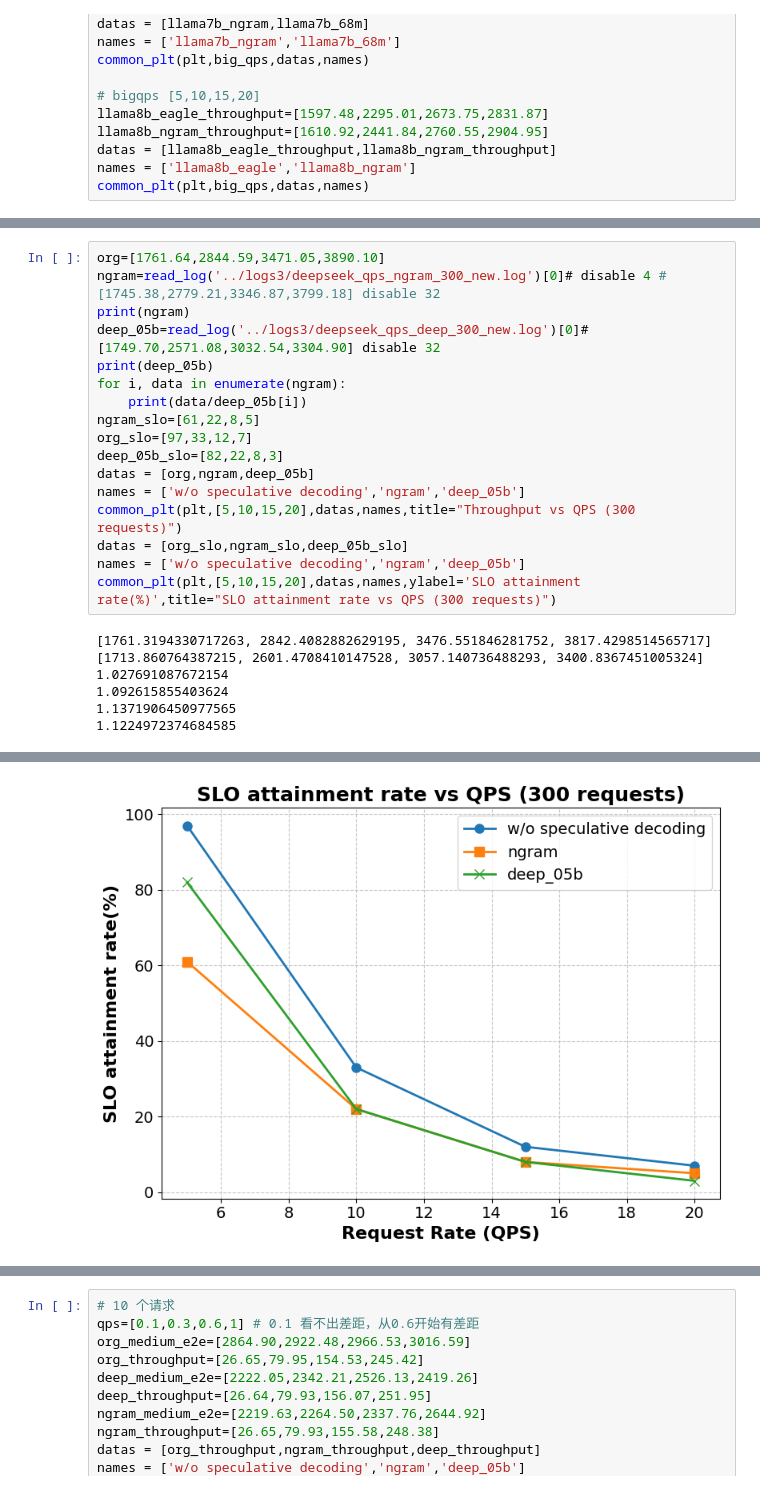
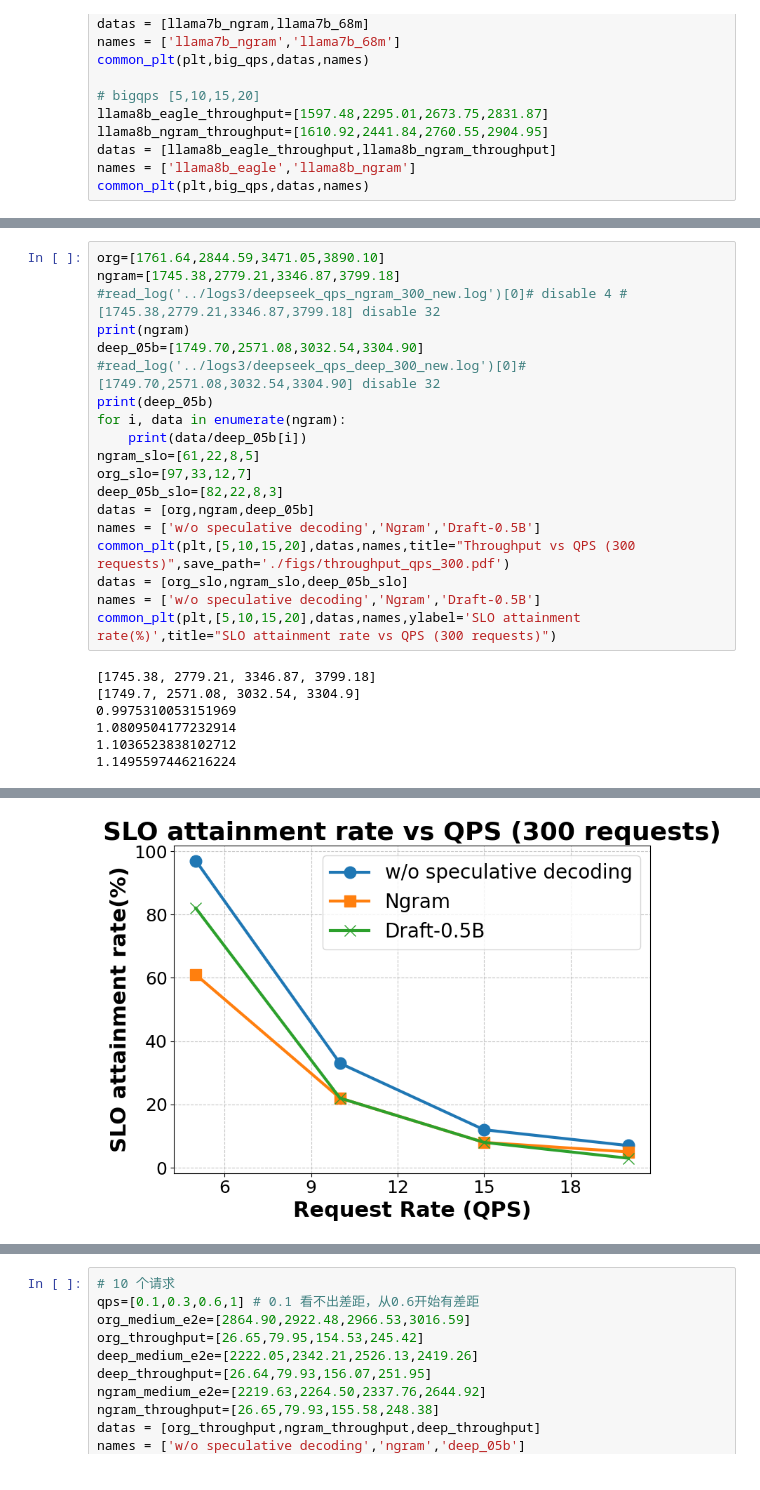
Before and after one commit to lihuahua123/vllm_speculative, a Jupyter notebook: exps/Untitled.ipynb, the cells around one changed output, grey strips where cells are left out. Saved outputs shown, nothing was run; the diff lists cells and outputs as text.

```diff
--- a/exps/Untitled.ipynb
+++ b/exps/Untitled.ipynb
@@ -365,8 +421,8 @@ common_plt(plt,[5,10,15,20],datas,names)
 # %%
 org=[1761.64,2844.59,3471.05,3890.10]
-ngram=read_log('../logs3/deepseek_qps_ngram_300_new.log')[0]# disable 4 #[1745.38,2779.21,3346.87,3799.18] disable 32
+ngram=[1745.38,2779.21,3346.87,3799.18] #read_log('../logs3/deepseek_qps_ngram_300_new.log')[0]# disable 4 #[1745.38,2779.21,3346.87,3799.18] disable 32
 print(ngram)
-deep_05b=read_log('../logs3/deepseek_qps_deep_300_new.log')[0]#[1749.70,2571.08,3032.54,3304.90] disable 32
+deep_05b=[1749.70,2571.08,3032.54,3304.90] #read_log('../logs3/deepseek_qps_deep_300_new.log')[0]#[1749.70,2571.08,3032.54,3304.90] disable 32
 print(deep_05b)
 for i, data in enumerate(ngram):
     print(data/deep_05b[i])
@@ -374,15 +430,15 @@ ngram_slo=[61,22,8,5]
 org_slo=[97,33,12,7]
 deep_05b_slo=[82,22,8,3]
 datas = [org,ngram,deep_05b]
-names = ['w/o speculative decoding','ngram','deep_05b']
-common_plt(plt,[5,10,15,20],datas,names,title="Throughput vs QPS (300 requests)")
+names = ['w/o speculative decoding','Ngram','Draft-0.5B']
+common_plt(plt,[5,10,15,20],datas,names,title="Throughput vs QPS (300 requests)",save_path='./figs/throughput_qps_300.pdf')
 datas = [org_slo,ngram_slo,deep_05b_slo]
-names = ['w/o speculative decoding','ngram','deep_05b']
+names = ['w/o speculative decoding','Ngram','Draft-0.5B']
 common_plt(plt,[5,10,15,20],datas,names,ylabel='SLO attainment rate(%)',title="SLO attainment rate vs QPS (300 requests)")
 # %% [output]
-[1761.3194330717263, 2842.4082882629195, 3476.551846281752, 3817.4298514565717]
-[1713.860764387215, 2601.4708410147528, 3057.140736488293, 3400.8367451005324]
-1.027691087672154
-1.092615855403624
-1.1371906450977565
-1.1224972374684585
+[1745.38, 2779.21, 3346.87, 3799.18]
+[1749.7, 2571.08, 3032.54, 3304.9]
+0.9975310053151969
+1.0809504177232914
+1.1036523838102712
+1.1495597446216224
@@ -390,4 +446,4 @@ common_plt(plt,[5,10,15,20],datas,names,ylabel='SLO attainment rate(%)',title="S
-[figure, old version]
+[figure, new version]
 # %%
 deep05b_throughput=[281.11,388.90,509.31,569.17]
 ngram_throughput=[266.15,377.80,429.99,503.26]
```
Also changed, not shown: parts of 10 cells of this notebook, 21 other files.
